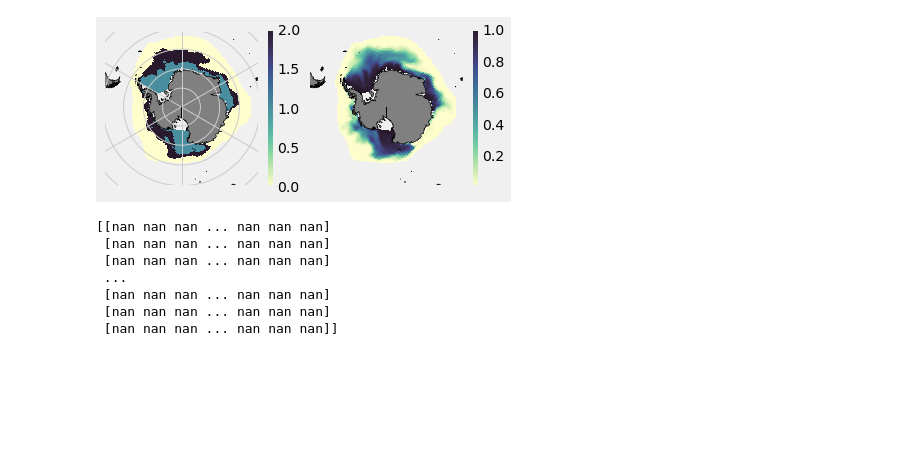
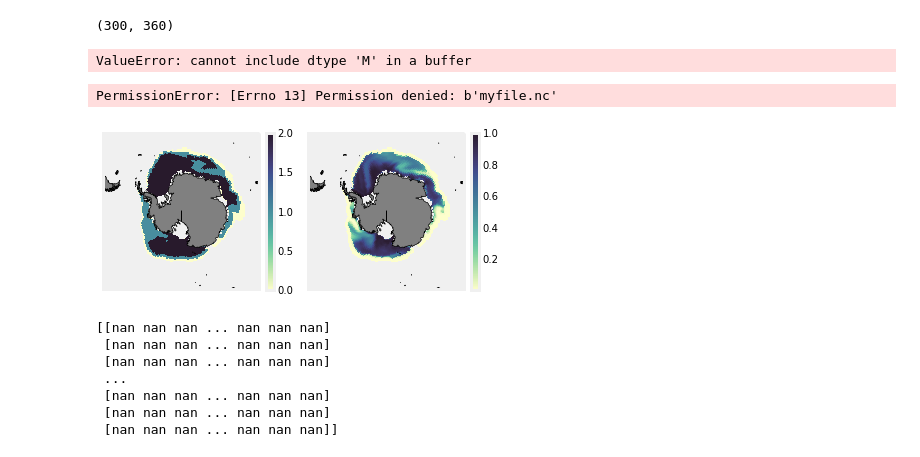
Before and after one commit to NoahDay/sea-ice-classification, a Jupyter notebook: unsupervised-classification.ipynb, the cells around one changed output. Cells and saved outputs as stored; diff of their text form; code cells hidden in the pictures; blank space fills up the shorter version.

```diff
--- a/unsupervised-classification.ipynb
+++ b/unsupervised-classification.ipynb
@@ -447,10 +521,63 @@ df_kmeans.to_csv('kmeans.csv', index=False)
+# %%
+filename=f"/home/566/nd0349/kmeans_{year:s}.nc"
+
+d_vars = {"k" : (['time','nj','ni'],k_means_array,
+                              {'long_name' :"k-means_clusters",
+                               'units'     :"cluster number",
+                               '_FillValue':-2e8})}
+coords = {"LON"  : (["nj","ni"],LN,{'units':'degrees_east'}),
+          "LAT"  : (["nj","ni"],LT,{'units':'degrees_north'}),
+          "time" : (["time"],unique_dates)}
+attrs = {#'creation_date': dt.now().strftime('%Y-%m-%d %H'),
+         'conventions'  : "",
+         'title'        : "",
+         'source'       : ", ",
+         'comment'      : "",
+         'author'       : 'Noah Day',
+         'email'        : 'noah.day@adelaide.edu.au'}
+enc_dict  = {'shuffle':True,'zlib':True,'complevel':5}
+nc_out = xr.Dataset(data_vars=d_vars,coords=coords,attrs=attrs)
+write_job = nc_out.to_netcdf(filename,unlimited_dims=['time'],compute=False)#,encoding={'glbrad':enc_dict})
+# %%
+k_means_array.shape
+print(LT.shape)
+#lats.shape
+LN
+unique_dates.data
+# %% [output]
+(300, 360)
+ValueError: cannot include dtype 'M' in a buffer
+# %%
+# -----------------------
+nyears = 16;
+unout = 'days since 2000-01-01 00:00:00'
+# -----------------------
+ny, nx = (250, 186)
+lon = np.linspace(9,30,nx);
+lat = np.linspace(50,60,ny);
+
+dataout = np.random.random((nyears,ny,nx)); # create some random data
+datesout = [dt.datetime(2000+iyear,1,1) for iyear in range(nyears)]; # create datevalues
+# =========================
+ncout = Dataset('myfile.nc','w','NETCDF3'); # using netCDF3 for output format
+ncout.createDimension('lon',nx);
+ncout.createDimension('lat',ny);
+ncout.createDimension('time',nyears);
+lonvar = ncout.createVariable('lon','float32',('lon'));lonvar[:] = lon;
+latvar = ncout.createVariable('lat','float32',('lat'));latvar[:] = lat;
+timevar = ncout.createVariable('time','float64',('time'));timevar.setncattr('units',unout);timevar[:]=date2num(datesout,unout);
+myvar = ncout.createVariable('myvar','float32',('time','lat','lon'));myvar.setncattr('units','mm');myvar[:] = dataout;
+ncout.close();
+# %% [output]
+PermissionError: [Errno 13] Permission denied: b'myfile.nc'
 # %%
 filename
 ds = xr.open_dataset(filename)
 LN = ds.TLON.values
 LT = ds.TLAT.values
 
-date_idx = df_kmeans['date'] == '2002-09-01'
+selected_date = '2005-12-01'
+date_idx = df_kmeans['date'] == selected_date
 
 lon = df_kmeans['longitude'][date_idx];
 lat = df_kmeans['latitude'][date_idx];
@@ -495,41 +622,41 @@ p = ax.pcolormesh(LN, LT, k_means_array,
 #                norm=colors.LogNorm(vmin=1, vmax=1000),
                 shading='auto')
 cb = plt.colorbar(p, orientation='vertical', fraction=0.046, pad=0.04)
-gl = ax.gridlines(draw_labels=False)
+#gl = ax.gridlines(draw_labels=False)
 #scalebar = AnchoredSizeBar(ax.transData,
 #                           100000, '100 km', 'lower center',
 #                           pad=0.1,
 #                           color='black',
 #                           frameon=False,
 #                           size_vertical=1,
 #                           fontproperties=fontprops)
 #
 #ax.add_artist(scalebar)
 #plt.savefig('kmean.png', dpi = 300)
 
 ax = plt.subplot(1, 2, 0+2, projection=ccrs.SouthPolarStereo(), label='{0}'.format(counter))
 ax.set_extent(coord_lims, ccrs.PlateCarree())
 land_50m = cft.NaturalEarthFeature('physical', 'land', '50m',
                             edgecolor='black', facecolor='gray', linewidth=0.5)
 ax.coastlines(resolution='50m')
 ax.add_feature(land_50m)
 p = ax.pcolormesh(LN, LT, fsdrad_array,
                 transform=ccrs.PlateCarree(),
                 cmap=cmap,
 #                norm=colors.LogNorm(vmin=1, vmax=1000),
                 shading='auto')
 cb = plt.colorbar(p, orientation='vertical', fraction=0.046, pad=0.04)
 #scalebar = AnchoredSizeBar(ax.transData,
 #                           100000, '100 km', 'lower center',
 #                           pad=0.1,
 #                           color='black',
 #                           frameon=False,
 #                           size_vertical=1,
 #                           fontproperties=fontprops)
 #ax.add_artist(scalebar)
-plt.savefig('kmean.png', dpi = 300)
+plt.savefig('kmean_and_fsdrad_'+selected_date+'.png', dpi = 300)
 # %% [output]
-[figure, old version]
+[figure, new version]
 # %%
 # %% [output]
 [[nan nan nan ... nan nan nan]
```
Also changed, not shown: parts of 14 cells of this notebook, 2 other files.
